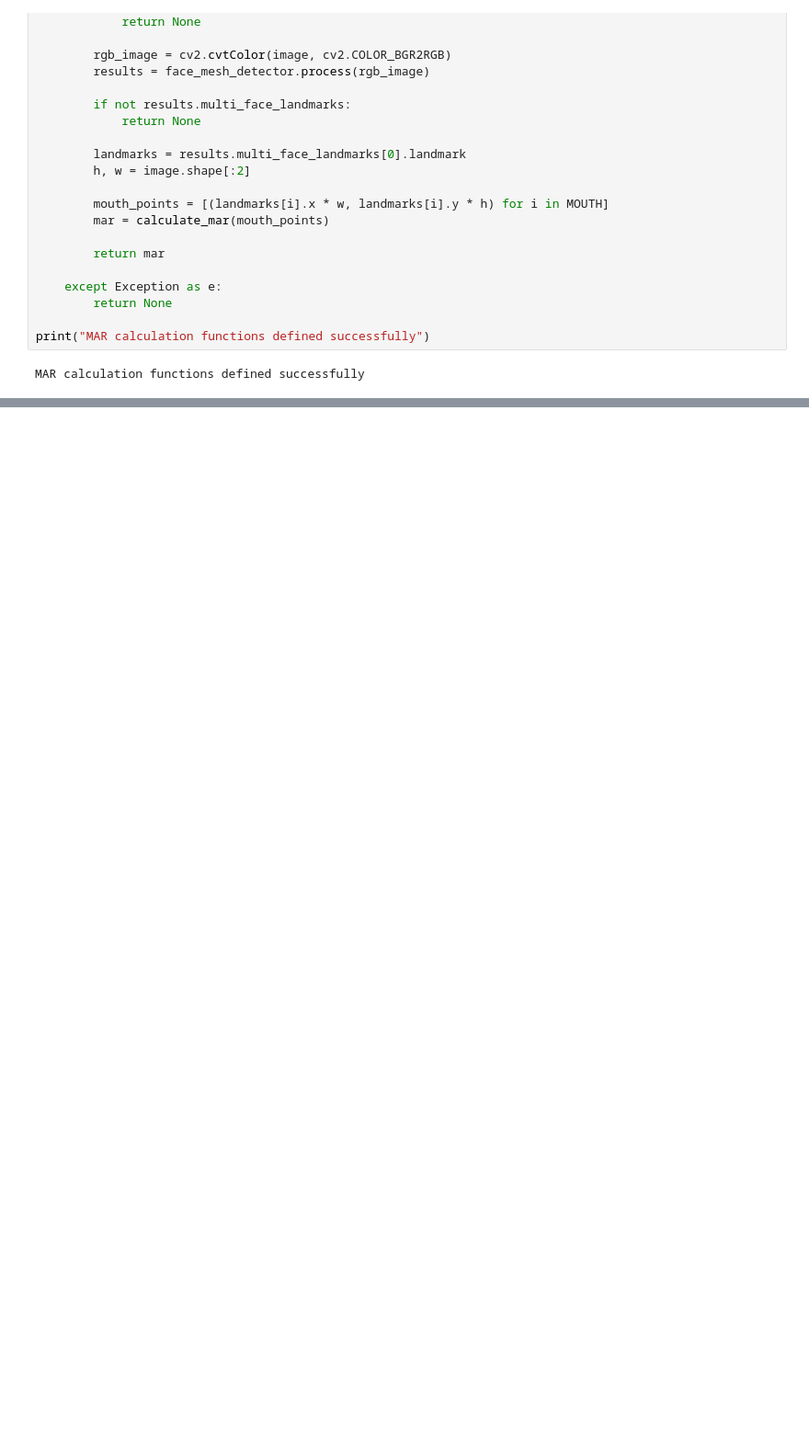
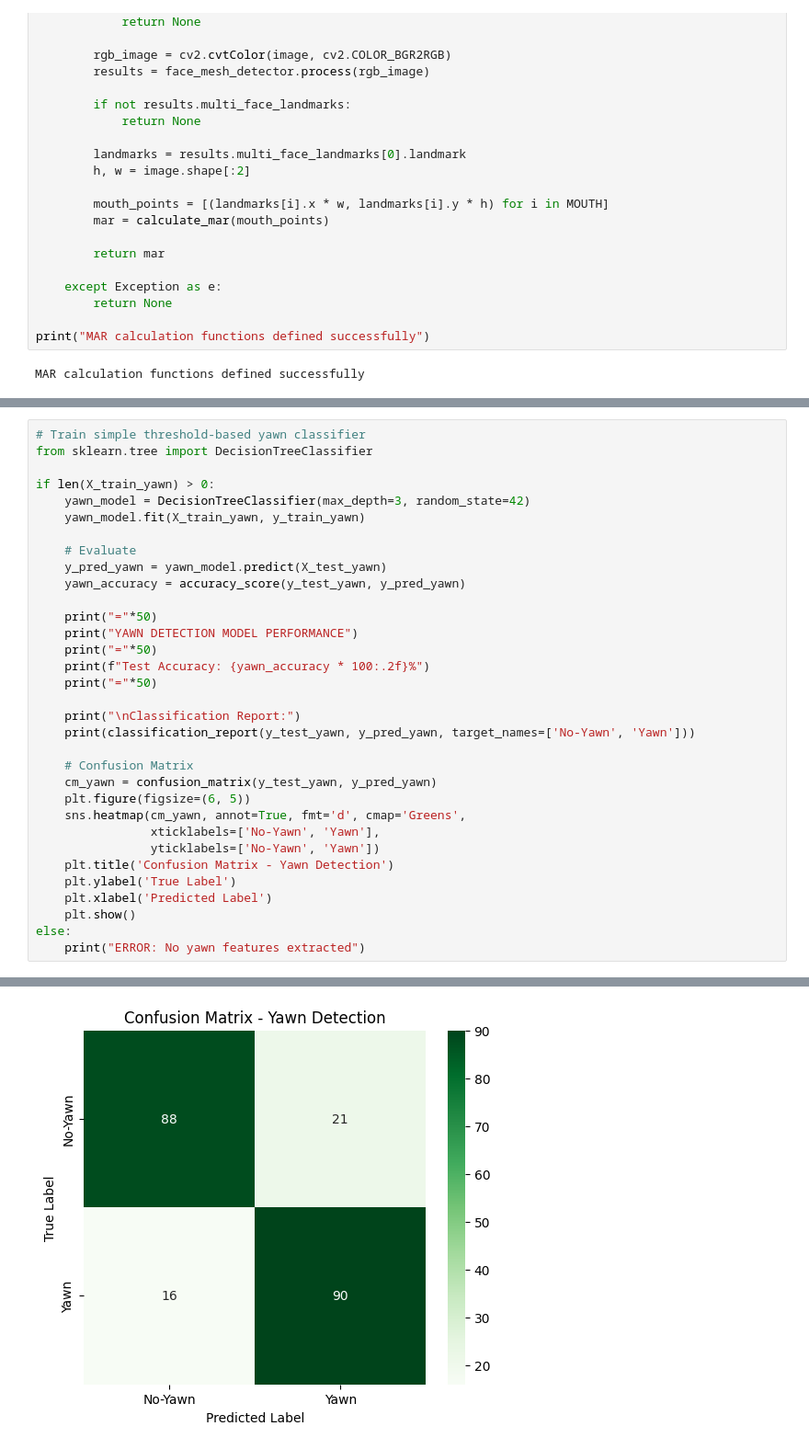
Before and after one commit to avindumihisara0229-code/ErgoSense, a Jupyter notebook: Drowsiness_Detection.ipynb, the cells around one changed output, grey strips where cells are left out. Shown at 92% size. Saved outputs shown, nothing was run; the diff lists cells and outputs as text; blank space fills up the shorter version.

```diff
--- a/Drowsiness_Detection.ipynb
+++ b/Drowsiness_Detection.ipynb
@@ -359,0 +456,34 @@ MAR calculation functions defined successfully
+# %%
+# Train simple threshold-based yawn classifier
+from sklearn.tree import DecisionTreeClassifier
+
+if len(X_train_yawn) > 0:
+    yawn_model = DecisionTreeClassifier(max_depth=3, random_state=42)
+    yawn_model.fit(X_train_yawn, y_train_yawn)
+
+    # Evaluate
+    y_pred_yawn = yawn_model.predict(X_test_yawn)
+    yawn_accuracy = accuracy_score(y_test_yawn, y_pred_yawn)
+
+    print("="*50)
+    print("YAWN DETECTION MODEL PERFORMANCE")
+    print("="*50)
+    print(f"Test Accuracy: {yawn_accuracy * 100:.2f}%")
+    print("="*50)
+
+    print("\nClassification Report:")
+    print(classification_report(y_test_yawn, y_pred_yawn, target_names=['No-Yawn', 'Yawn']))
+
+    # Confusion Matrix
+    cm_yawn = confusion_matrix(y_test_yawn, y_pred_yawn)
+    plt.figure(figsize=(6, 5))
+    sns.heatmap(cm_yawn, annot=True, fmt='d', cmap='Greens',
+                xticklabels=['No-Yawn', 'Yawn'],
+                yticklabels=['No-Yawn', 'Yawn'])
+    plt.title('Confusion Matrix - Yawn Detection')
+    plt.ylabel('True Label')
+    plt.xlabel('Predicted Label')
+    plt.show()
+else:
+    print("ERROR: No yawn features extracted")
+# %% [output]
@@ -359,0 +505 @@ MAR calculation functions defined successfully
+[figure, added]
```
Also changed, not shown: parts of 10 cells of this notebook.
